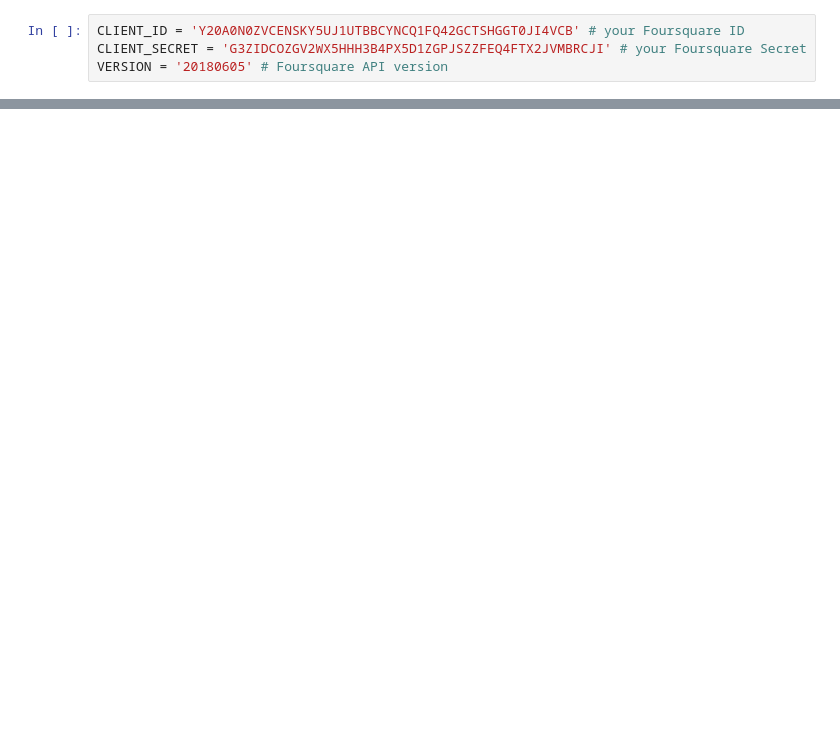
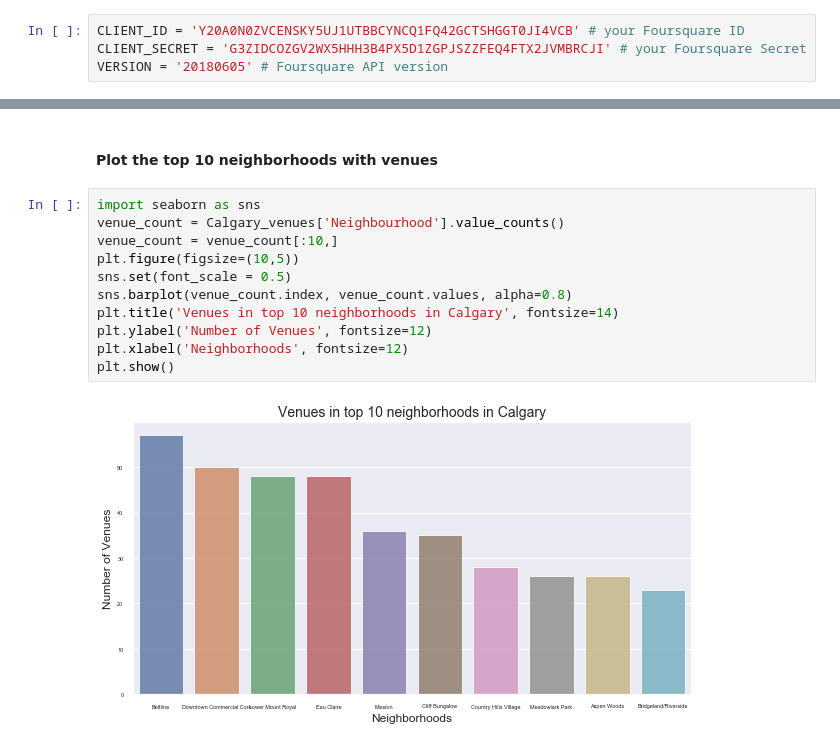
Before and after one commit to y87222185/Coursera_Capstone, a Jupyter notebook: The_Battle_of_Neighborhoods_in_Calgary.ipynb, the cells around one changed output, grey strips where cells are left out. Saved outputs shown, nothing was run; the diff lists cells and outputs as text; blank space fills up the shorter version.

```diff
--- a/The_Battle_of_Neighborhoods_in_Calgary.ipynb
+++ b/The_Battle_of_Neighborhoods_in_Calgary.ipynb
@@ -342,0 +404,15 @@ VERSION = '20180605' # Foursquare API version
+# %% [markdown]
+#### Plot the top 10 neighborhoods with venues
+# %%
+import seaborn as sns
+venue_count = Calgary_venues['Neighbourhood'].value_counts()
+venue_count = venue_count[:10,]
+plt.figure(figsize=(10,5))
+sns.set(font_scale = 0.5)
+sns.barplot(venue_count.index, venue_count.values, alpha=0.8)
+plt.title('Venues in top 10 neighborhoods in Calgary', fontsize=14)
+plt.ylabel('Number of Venues', fontsize=12)
+plt.xlabel('Neighborhoods', fontsize=12)
+plt.show()
+# %% [output]
+[figure, added]
```
Also changed, not shown: parts of 40 cells of this notebook.
